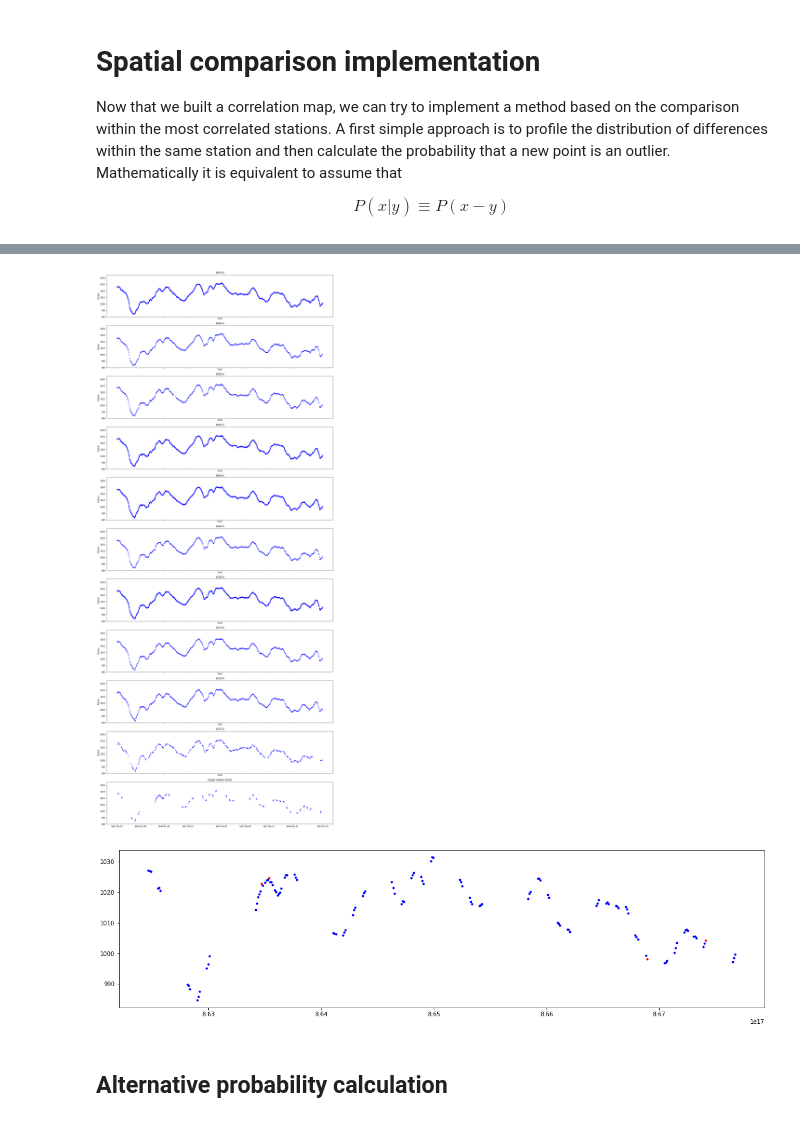
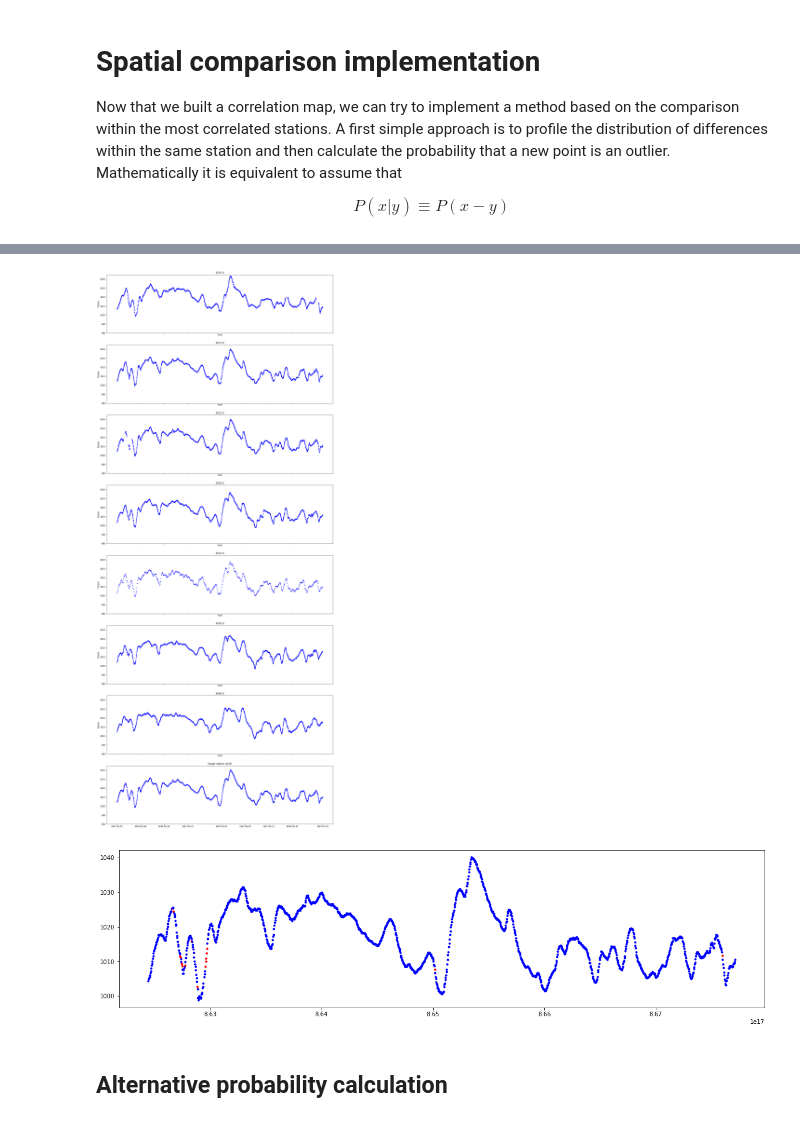
Before and after one commit to tomasfbouvier/Meteorological_Data_quality_assesment, a Jupyter notebook: pressure_check.ipynb, the cells around one changed output, grey strips where cells are left out. Saved outputs shown, nothing was run; the diff lists cells and outputs as text; code cells hidden in the pictures.

```diff
--- a/pressure_check.ipynb
+++ b/pressure_check.ipynb
@@ -283,7 +318,7 @@ def time_consistency_test(station):
 # %%
 plt.figure(figsize=(20,3))
 
-my_station=6096
+my_station=4207
 
 clust=  time_consistency_test(my_station)
 
@@ -343,6 +399,15 @@ An example of how we find the correlation is shown below:
 import scipy.signal as signal
 
 def correlate_signals(station1, station2, num=100000):
+    """
+    Parameters
+    ----------
+        - (station1,station2): pair of stations for which the correlation score is to be computed
+        - num: length of the arrays created by interpolation of the stations time-series. Default=100000 points.
+    Otuputs
+    -------
+        - lags
+    """
 
 
     x1, f1= create_sets(station1)
@@ -400,6 +465,18 @@ def create_probability(station,target_station, df=df):
     return gaussian_kde(diff)
 
 def build_pdfs(station,  thr=0.1, df=df):
+    """
+    Parameters
+    ----------
+        - station: station id from which to build the test
+        - thr: score below which a station is labelled as outlier
+        - df: dataframe used in the pdf computation
+
+    Output
+    -------
+        - evaluate point: closure function that calculates the tests result
+        - correlated stations: ID list of the stations used for the computation
+    """
     station_index= np.where(stations == station)[0][0]
     r_thr=1.
     correlated_stations= []
@@ -426,9 +503,20 @@ def build_pdfs(station,  thr=0.1, df=df):
         except:
             pdfs.append(None)
 
+    if(len(correlated_stations)==0):
+        print('no stations in the range ')
     def evaluate_point(x, y, thr, r=r):
+        """
+        Parameters
+        ----------
+            - (x,y): point coordinates in the time series of the station being analyzed
+            - thr: score below which a station is labelled as outlier
+            - r: correlation scores list
 
-
+        Output
+        -------
+            - Boolean: test result (True/False)
+        """
         output_prob=0.
         for i in range(len(correlated_stations)):
             #_, f2= create_sets(correlated_stations[i], df)
@@ -467,41 +556,41 @@ plt.legend(loc='best', title='correlation')
 # %%
-example_station= 6100
+example_station= 4220
 
 
 pdf, corr_stat=build_pdfs(example_station, thr=0.1)
 
 fig, ax = plt.subplots(len(corr_stat)+1, figsize=(20,50), sharex=True)
 
 for i in range(len(corr_stat)):
     df2=df[df['station']==corr_stat[i]]
 
     ax[i].plot(df2['timestamp'],df2['max'], 'b.')
     ax[i].set_ylim(980, 1045)
     ax[i].xaxis.set_major_formatter(md.DateFormatter('%m/%d'))
     ax[i].set_title(str(corr_stat[i]))
     ax[i].set_xlabel('Time')
     ax[i].set_ylabel("P(hpa)")
 
 
     #plt.plot(df2['timestamp'],df2['min'])
     del(df2)
 
 df2=df[df['station']==example_station]
 ax[len(corr_stat)].plot(df2['timestamp'],df2['max'], 'b.')
 ax[len(corr_stat)].set_ylim(980, 1045)
 ax[len(corr_stat)].set_title('target station'+' '+str(example_station))
 
 xs, f= create_sets(example_station)
 
 plt.figure(figsize=(20,5))
 for x in xs:
-    if pdf(x, f(x), 0.1):
+    if pdf(x, f(x), 0.06):
         plt.plot(x, f(x), 'r.')
     else:
         plt.plot(x, f(x), 'b.')
 # %% [output]
-[figure, old version]
+[figure, new version]
-[figure, old version]
+[figure, new version]
 # %% [markdown]
 ## Alternative probability calculation
 # %% [markdown]
```
Also changed, not shown: parts of 15 cells of this notebook.
